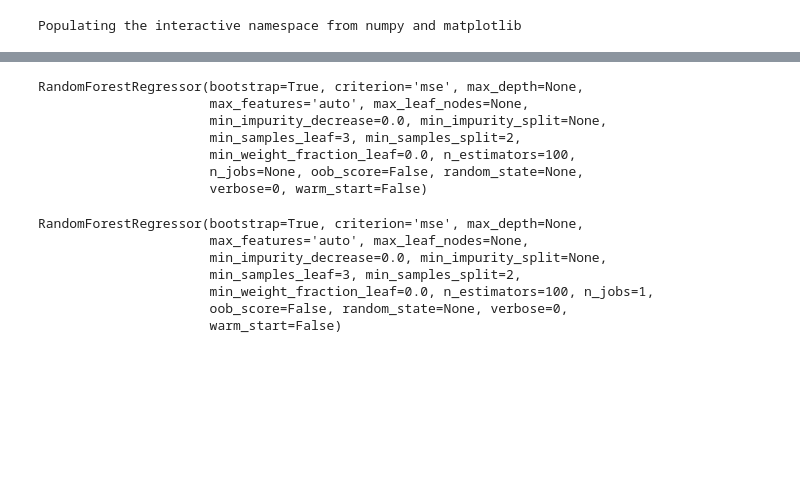
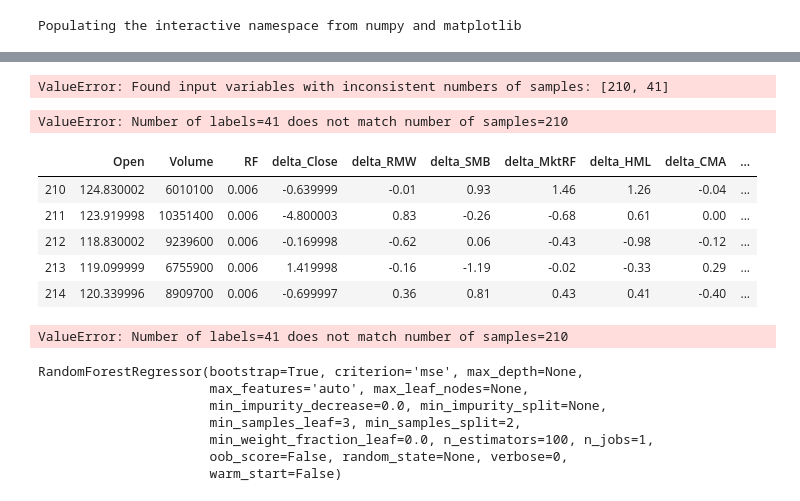
Before and after one commit to parthrana34/Machine-Learning-in-Finance, a Jupyter notebook: Dashboard/Supriya/Random_Forest.ipynb, the cells around one changed output, grey strips where cells are left out. Drawn from its saved outputs; the diff is of its cells as text; code cells hidden in the pictures; blank space fills up the shorter version.

```diff
--- a/Dashboard/Supriya/Random_Forest.ipynb
+++ b/Dashboard/Supriya/Random_Forest.ipynb
@@ -53,2 +73,27 @@ http://pandas.pydata.org/pandas-docs/stable/user_guide/indexing.html#ix-indexer-
+# %%
+train_start_date = "2019-01-01"
+train_end_date =  "2019-10-31"
+test_start_date = "2019-11-01"
+test_end_date = "2019-12-31"
+df_train = df[(df["Date"] >= train_start_date) & (df["Date"] <= train_end_date)]
+df_test = df[(df["Date"] >= test_start_date) & (df["Date"] <= test_end_date)]
+df_train = df_train.drop(["Date","Days","Close","Mkt-RF","SMB","HML","RMW","CMA","Average"], axis=1)
+df_test = df_test.drop(["Date","Days","Close","Mkt-RF","SMB","HML","RMW","CMA","Average"], axis=1)
+# %%
+X_train, X_test, y_train, y_test = train_test_split(df_train, df_test, test_size=0.2, random_state=0)
+# %% [output]
+ValueError: Found input variables with inconsistent numbers of samples: [210, 41]
 # %%
-regressor = RandomForestRegressor(n_estimators = 300, random_state = 0)
+regressor = RandomForestRegressor(n_estimators=20, random_state=0)
+regressor.fit(df_train, df_test)
+# %% [output]
+ValueError: Number of labels=41 does not match number of samples=210
+# %%
+df_test.head()
+# %% [output]
+|  | Open | Volume | RF | delta_Close | delta_RMW | delta_SMB | delta_MktRF | delta_HML | delta_CMA | ... |
+| 210 | 124.830002 | 6010100 | 0.006 | -0.639999 | -0.01 | 0.93 | 1.46 | 1.26 | -0.04 | ... |
+| 211 | 123.919998 | 10351400 | 0.006 | -4.800003 | 0.83 | -0.26 | -0.68 | 0.61 | 0.00 | ... |
+| 212 | 118.830002 | 9239600 | 0.006 | -0.169998 | -0.62 | 0.06 | -0.43 | -0.98 | -0.12 | ... |
+| 213 | 119.099999 | 6755900 | 0.006 | 1.419998 | -0.16 | -1.19 | -0.02 | -0.33 | 0.29 | ... |
+| 214 | 120.339996 | 8909700 | 0.006 | -0.699997 | 0.36 | 0.81 | 0.43 | 0.41 | -0.40 | ... |
@@ -55,13 +102,7 @@ regressor = RandomForestRegressor(n_estimators = 300, random_state = 0)
 # %%
-rf.fit(X_train, y_train)
+rf.fit(df_train, df_test)
 # %% [output]
-RandomForestRegressor(bootstrap=True, criterion='mse', max_depth=None,
-                      max_features='auto', max_leaf_nodes=None,
-                      min_impurity_decrease=0.0, min_impurity_split=None,
-                      min_samples_leaf=3, min_samples_split=2,
-                      min_weight_fraction_leaf=0.0, n_estimators=100,
-                      n_jobs=None, oob_score=False, random_state=None,
-                      verbose=0, warm_start=False)
+ValueError: Number of labels=41 does not match number of samples=210
 # %%
 RandomForestRegressor(bootstrap=True, criterion='mse', max_depth=None,
            max_features='auto', max_leaf_nodes=None, min_samples_leaf=3,
```
Also changed, not shown: parts of 8 cells of this notebook.
